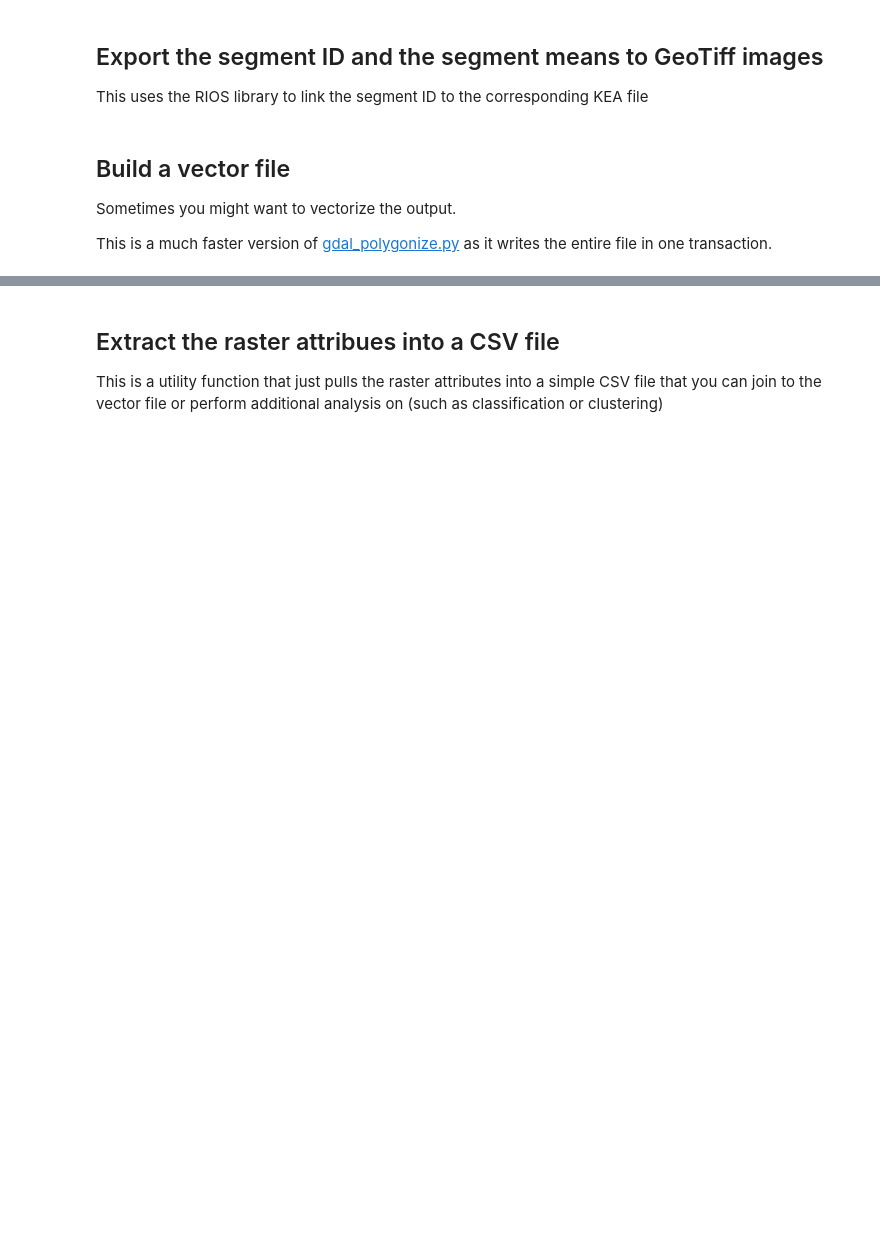
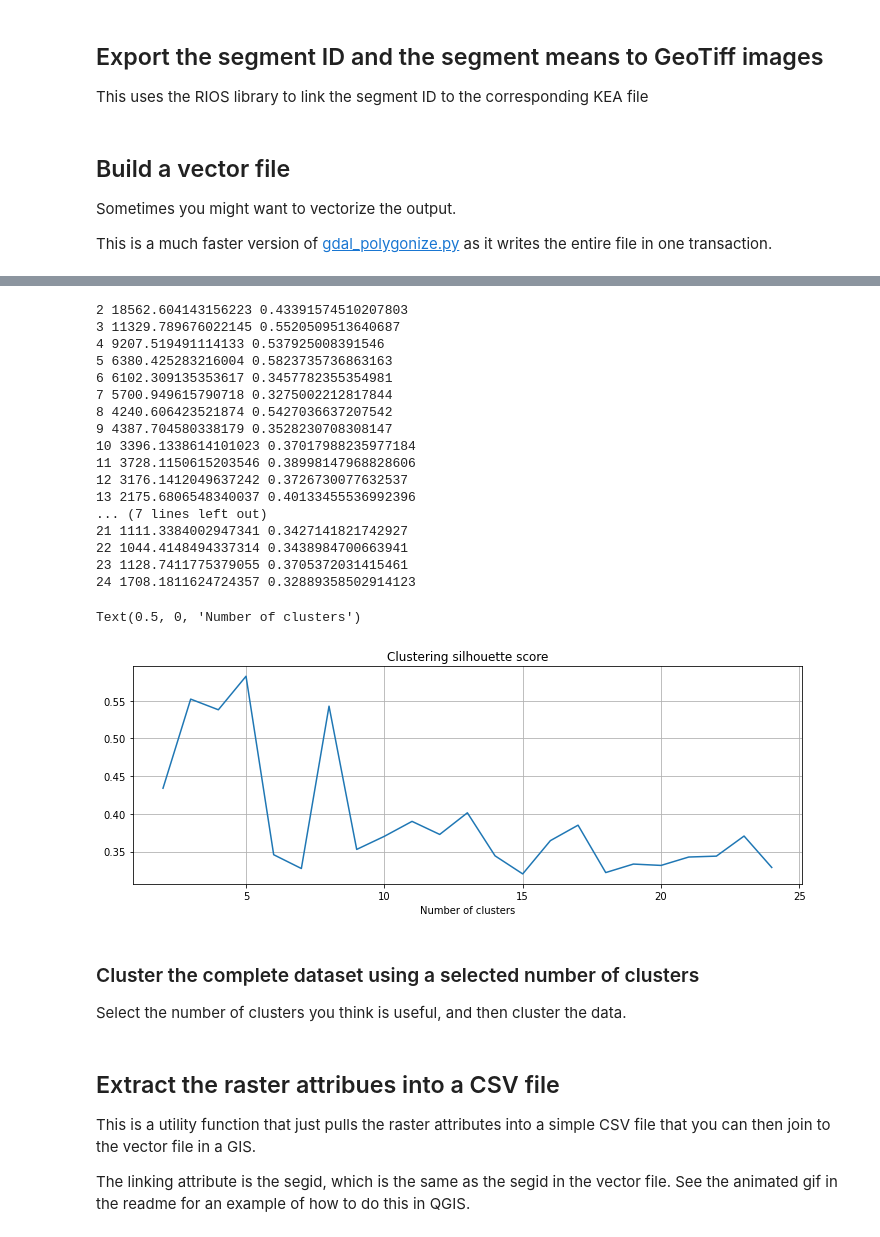
Before and after one commit to petescarth/segmentation-example, a Jupyter notebook: segmentExample.ipynb, the cells around one changed output, grey strips where cells are left out. Drawn from its saved outputs; the diff is of its cells as text; code cells hidden in the pictures; blank space fills up the shorter version.

Commit message:
add clustering example

```diff
--- a/segmentExample.ipynb
+++ b/segmentExample.ipynb
@@ -209,0 +227,13 @@ del vecDs
+# %%
+wantedAttributes = ['band_1_mean', 'band_2_mean', 'band_3_mean']
+
+# Read the data into an array
+clusterData  = np.transpose([rat.readColumn(OUTFILE,name) for name in wantedAttributes])
+# Drop the first row, as it contains the nodata
+clusterData = clusterData[1:]
+# Lets add a ratio index to the data as an example. We also add a small value to avoid divide by zero errors
+someRatioIndex = (clusterData [:,2]-clusterData [:,1])/(clusterData [:,0]+clusterData [:,1]+clusterData [:,2]+np.finfo(float).eps)
+# Add the ratio index to the data
+clusterData  = np.concatenate((clusterData ,someRatioIndex[:,None]),axis=1)
+# Print an example of the data
+print(clusterData [:,:5])
@@ -209,0 +253,49 @@ del vecDs
+# %%
+# Scale the data
+clusterData = RobustScaler().fit_transform(clusterData)
+
+# Sample the data to reduce the number of points
+MAX_TESTING_POINTS = 5000
+sampleSize = min(MAX_TESTING_POINTS,clusterData.shape[0])
+sampleIdx = np.random.choice(clusterData.shape[0],sampleSize,replace=False)
+
+
+# Find the optimal number of clusters
+inertia = []
+silhouette = []
+nclasses = range(2,25)
+for c in nclasses:
+    kmeans = MiniBatchKMeans(n_clusters=c).fit(clusterData[sampleIdx])
+    inertia.append(kmeans.inertia_)
+    silhouette.append(silhouette_score(clusterData[sampleIdx], kmeans.labels_))
+    print(c,inertia[-1],silhouette[-1])
+
+# Plot the silhouette score
+plt.figure(figsize=(12,4))
+plt.plot(nclasses, silhouette)
+plt.grid()
+plt.title('Clustering silhouette score')
+plt.xlabel('Number of clusters')
+# %% [output]
+2 18562.604143156223 0.43391574510207803
+3 11329.789676022145 0.5520509513640687
+4 9207.519491114133 0.537925008391546
+5 6380.425283216004 0.5823735736863163
+6 6102.309135353617 0.3457782355354981
+7 5700.949615790718 0.3275002212817844
+8 4240.606423521874 0.5427036637207542
+9 4387.704580338179 0.3528230708308147
+10 3396.1338614101023 0.37017988235977184
+11 3728.1150615203546 0.38998147968828606
+12 3176.1412049637242 0.3726730077632537
+13 2175.6806548340037 0.40133455536992396
+... (7 lines left out)
+21 1111.3384002947341 0.3427141821742927
+22 1044.4148494337314 0.3438984700663941
+23 1128.7411775379055 0.3705372031415461
+24 1708.1811624724357 0.32889358502914123
+Text(0.5, 0, 'Number of clusters')
+[figure, added]
+# %% [markdown]
+### Cluster the complete dataset using a selected number of clusters
+Select the number of clusters you think is useful, and then cluster the data.
@@ -210,6 +310,8 @@ del vecDs
 # %% [markdown]
 ## Extract the raster attribues into a CSV file
-This is a utility function that just pulls the raster attributes into a simple CSV file that you can join to the vector file or perform additional analysis on (such as classification or clustering)
+This is a utility function that just pulls the raster attributes into a simple CSV file that you can then join to the vector file in a GIS.
+
+The linking attribute is the segid, which is the same as the segid in the vector file. See the animated gif in the readme for an example of how to do this in QGIS.
 # %%
 # Get the column names
 colNames = rat.getColumnNames(OUTFILE)
```
Also changed, not shown: parts of 7 cells of this notebook, 1 other file.
